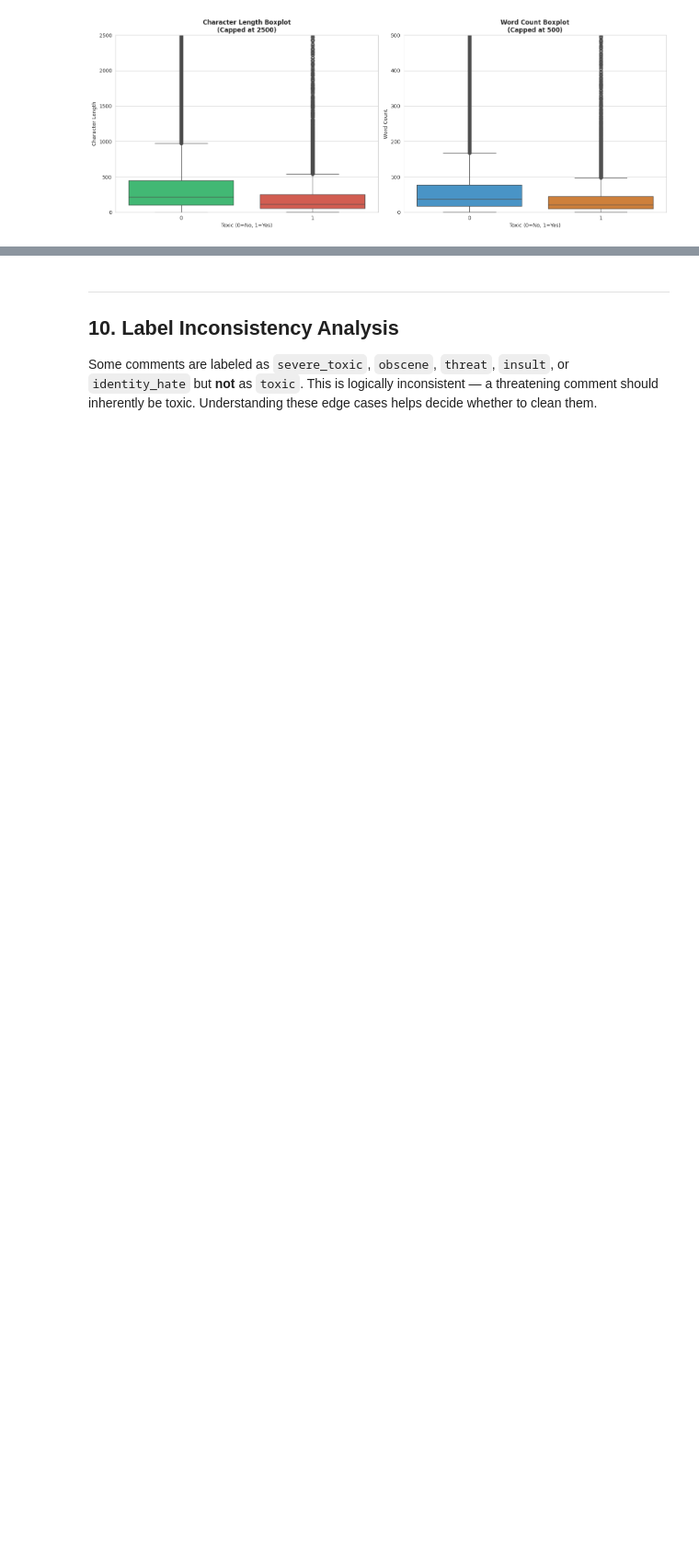
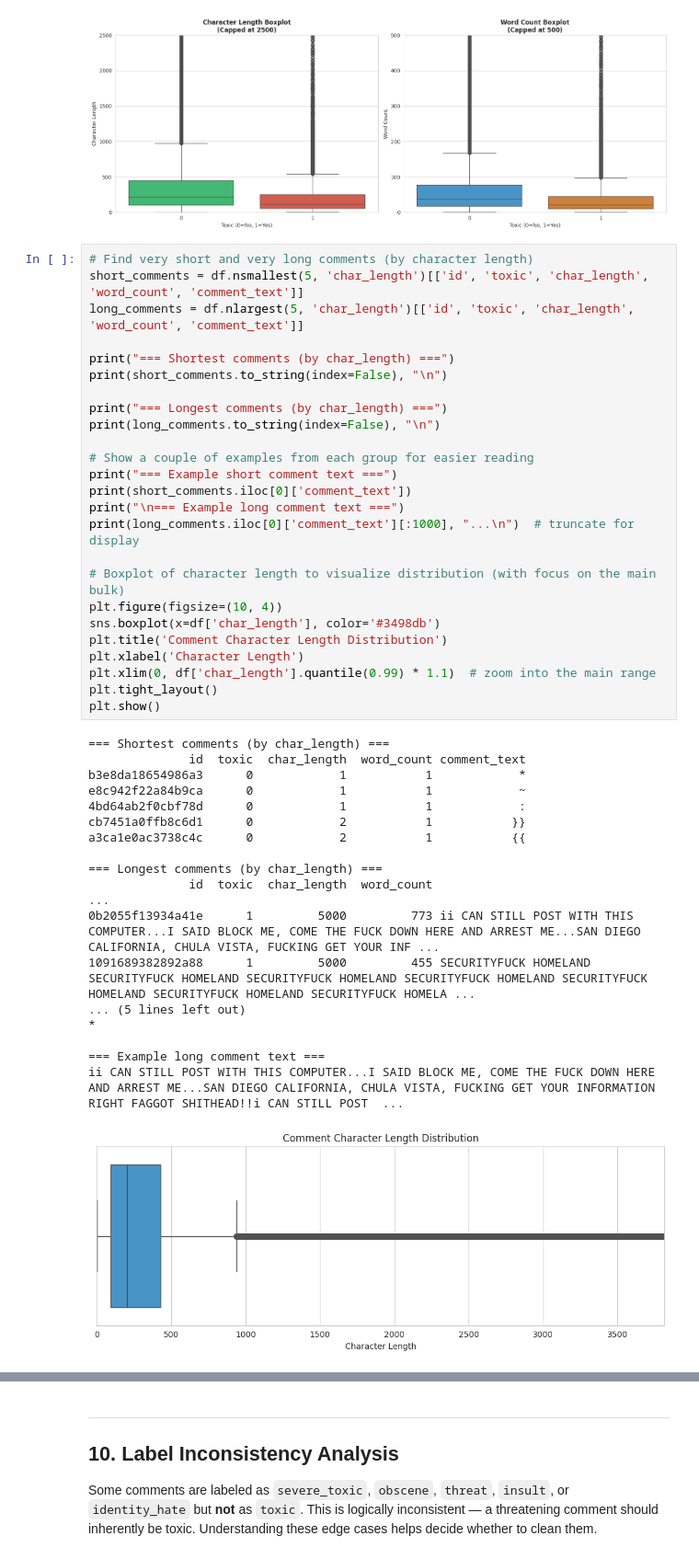
Before and after one commit to Atlls/Jigsaw-Toxic-Comment-Classification-ml, a Jupyter notebook: notebook/eda.ipynb, the cells around one changed output, grey strips where cells are left out. Shown at 92% size. Cells and saved outputs as stored; diff of their text form; blank space fills up the shorter version.

```diff
--- a/notebook/eda.ipynb
+++ b/notebook/eda.ipynb
@@ -997,3 +1011,47 @@ plt.tight_layout()
 plt.show()
 # %% [output]
 [figure]
+# %%
+# Find very short and very long comments (by character length)
+short_comments = df.nsmallest(5, 'char_length')[['id', 'toxic', 'char_length', 'word_count', 'comment_text']]
+long_comments = df.nlargest(5, 'char_length')[['id', 'toxic', 'char_length', 'word_count', 'comment_text']]
+
+print("=== Shortest comments (by char_length) ===")
+print(short_comments.to_string(index=False), "\n")
+
+print("=== Longest comments (by char_length) ===")
+print(long_comments.to_string(index=False), "\n")
+
+# Show a couple of examples from each group for easier reading
+print("=== Example short comment text ===")
+print(short_comments.iloc[0]['comment_text'])
+print("\n=== Example long comment text ===")
+print(long_comments.iloc[0]['comment_text'][:1000], "...\n")  # truncate for display
+
+# Boxplot of character length to visualize distribution (with focus on the main bulk)
+plt.figure(figsize=(10, 4))
+sns.boxplot(x=df['char_length'], color='#3498db')
+plt.title('Comment Character Length Distribution')
+plt.xlabel('Character Length')
+plt.xlim(0, df['char_length'].quantile(0.99) * 1.1)  # zoom into the main range
+plt.tight_layout()
+plt.show()
+# %% [output]
+=== Shortest comments (by char_length) ===
+              id  toxic  char_length  word_count comment_text
+b3e8da18654986a3      0            1           1            *
+e8c942f22a84b9ca      0            1           1            ~
+4bd64ab2f0cbf78d      0            1           1            :
+cb7451a0ffb8c6d1      0            2           1           }}
+a3ca1e0ac3738c4c      0            2           1           {{
+
+=== Longest comments (by char_length) ===
+              id  toxic  char_length  word_count                                                                                                                                                         ...
+0b2055f13934a41e      1         5000         773 ii CAN STILL POST WITH THIS COMPUTER...I SAID BLOCK ME, COME THE FUCK DOWN HERE AND ARREST ME...SAN DIEGO CALIFORNIA, CHULA VISTA, FUCKING GET YOUR INF ...
+1091689382892a88      1         5000         455 SECURITYFUCK HOMELAND SECURITYFUCK HOMELAND SECURITYFUCK HOMELAND SECURITYFUCK HOMELAND SECURITYFUCK HOMELAND SECURITYFUCK HOMELAND SECURITYFUCK HOMELA ...
+... (5 lines left out)
+*
+
+=== Example long comment text ===
+ii CAN STILL POST WITH THIS COMPUTER...I SAID BLOCK ME, COME THE FUCK DOWN HERE AND ARREST ME...SAN DIEGO CALIFORNIA, CHULA VISTA, FUCKING GET YOUR INFORMATION RIGHT FAGGOT SHITHEAD!!i CAN STILL POST  ...
+[figure, added]
```
Also changed, not shown: parts of 4 cells of this notebook, 1 other file.
